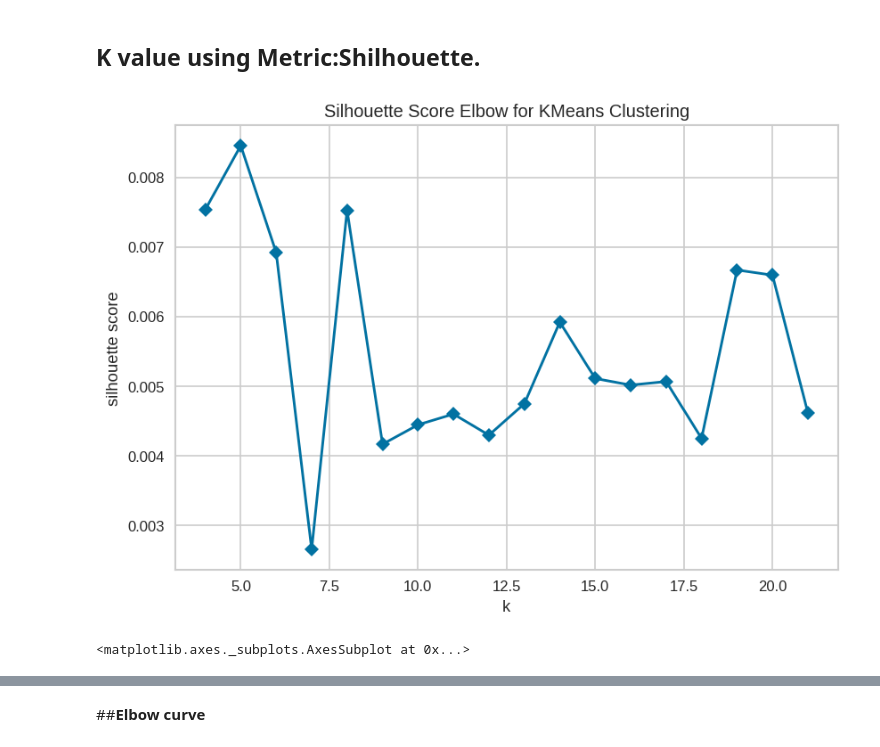
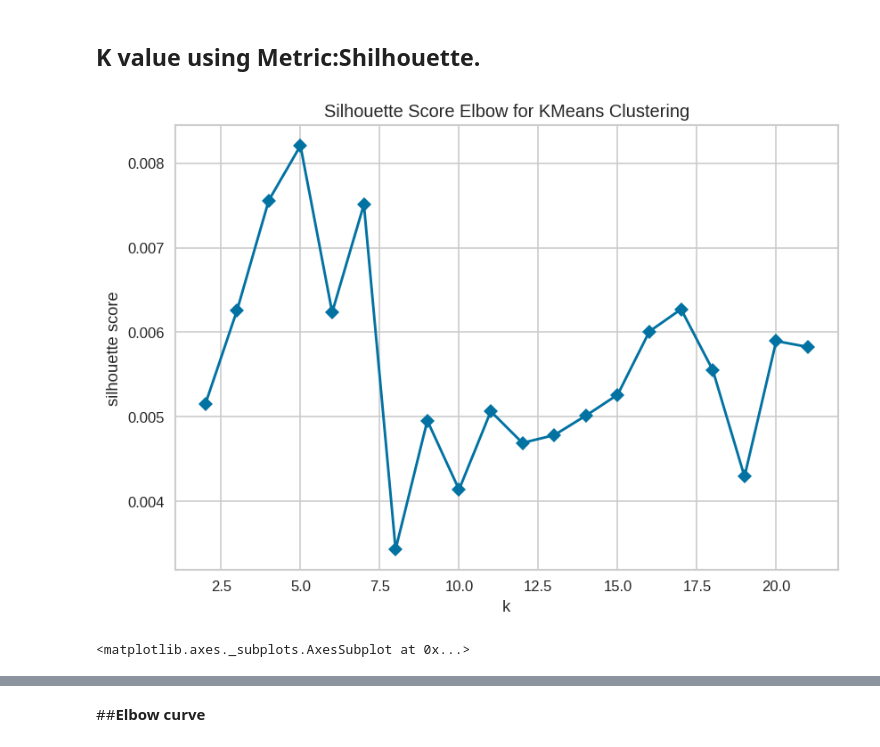
Before and after one commit to Shubham-naik-ai/NETFLIX-MOVIES-AND-TV-SHOWS-CLUSTERING, a Jupyter notebook: NETFLIX_MOVIES_AND_TV_SHOWS_CLUSTERING.ipynb, the cells around one changed output, grey strips where cells are left out. Cells and saved outputs as stored; diff of their text form; code cells hidden in the pictures.

```diff
--- a/NETFLIX_MOVIES_AND_TV_SHOWS_CLUSTERING.ipynb
+++ b/NETFLIX_MOVIES_AND_TV_SHOWS_CLUSTERING.ipynb
@@ -793,15 +793,15 @@ array([[ 0.12809566, -0.02014599,  0.00537074, ...,  0.00504734,
 # %%
 from sklearn.cluster import KMeans
 
 from yellowbrick.cluster import KElbowVisualizer
 
-model = KMeans(random_state=5)
-visualizer = KElbowVisualizer(model, k=(4,22), metric='silhouette', timings=False, locate_elbow=False)
+model = KMeans(random_state=0)
+visualizer = KElbowVisualizer(model, k=(2,22), metric='silhouette', timings=False, locate_elbow=False)
 
 visualizer.fit(X_transformed)
 visualizer.show()
 # %% [output]
-[figure, old version]
+[figure, new version]
 <matplotlib.axes._subplots.AxesSubplot at 0x...>
 # %%
 from yellowbrick.cluster import SilhouetteVisualizer
```
Also changed, not shown: parts of 8 cells of this notebook.
